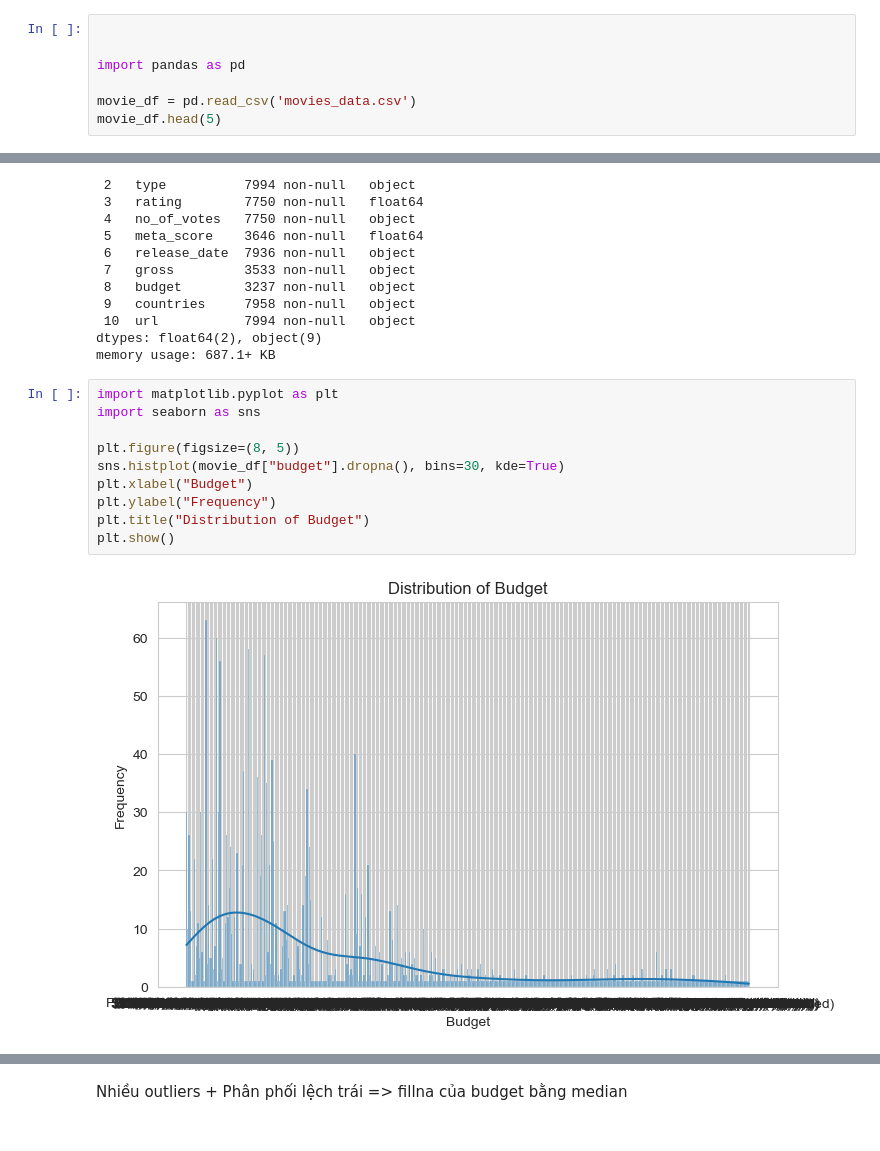
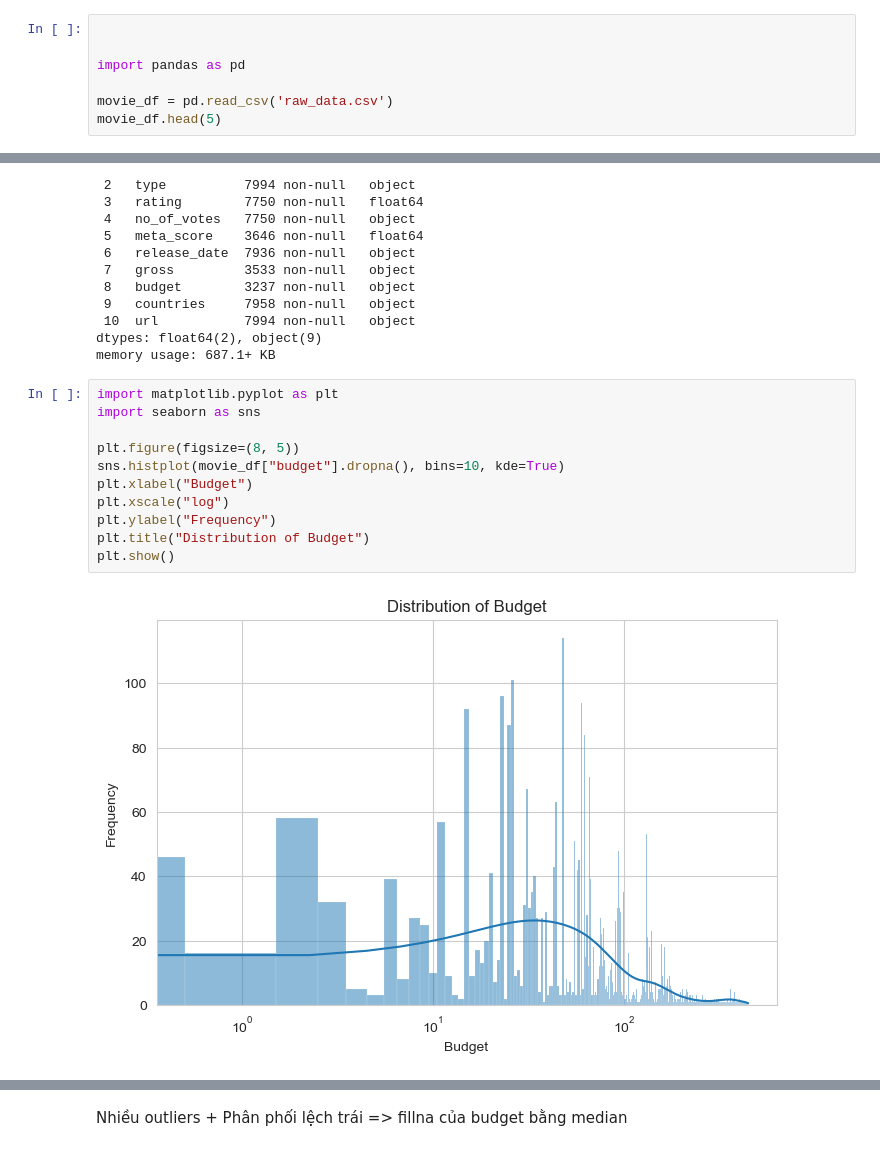
Before and after one commit to phuocnguyen2412/movie-analyst, a Jupyter notebook: data-overview.ipynb, the cells around one changed output, grey strips where cells are left out. Saved outputs shown, nothing was run; the diff lists cells and outputs as text.

```diff
--- a/data-overview.ipynb
+++ b/data-overview.ipynb
@@ -3,7 +3,7 @@
 
 import pandas as pd
 
-movie_df = pd.read_csv('movies_data.csv')
+movie_df = pd.read_csv('raw_data.csv')
 movie_df.head(5)
 # %% [output]
 |  | name | genres | type | rating | no_of_votes | meta_score | release_date | gross | budget | ... |
@@ -36,15 +36,16 @@ memory usage: 687.1+ KB
 # %%
 import matplotlib.pyplot as plt
 import seaborn as sns
 
 plt.figure(figsize=(8, 5))
-sns.histplot(movie_df["budget"].dropna(), bins=30, kde=True)
+sns.histplot(movie_df["budget"].dropna(), bins=10, kde=True)
 plt.xlabel("Budget")
+plt.xscale("log")
 plt.ylabel("Frequency")
 plt.title("Distribution of Budget")
 plt.show()
 # %% [output]
-[figure, old version]
+[figure, new version]
 # %%
 plt.figure(figsize=(6, 4))
 sns.boxplot(x=movie_df["budget"])
```
Also changed, not shown: parts of 6 cells of this notebook, 4 other files.
